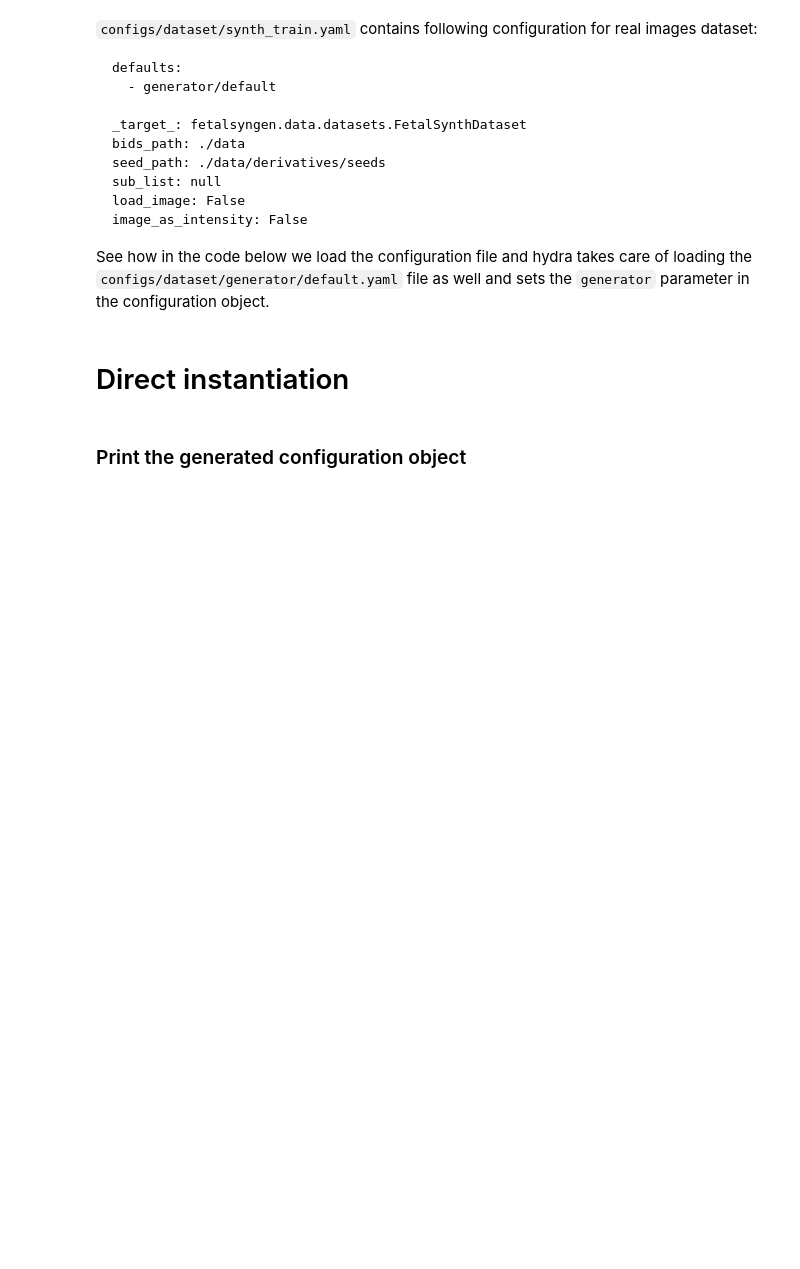
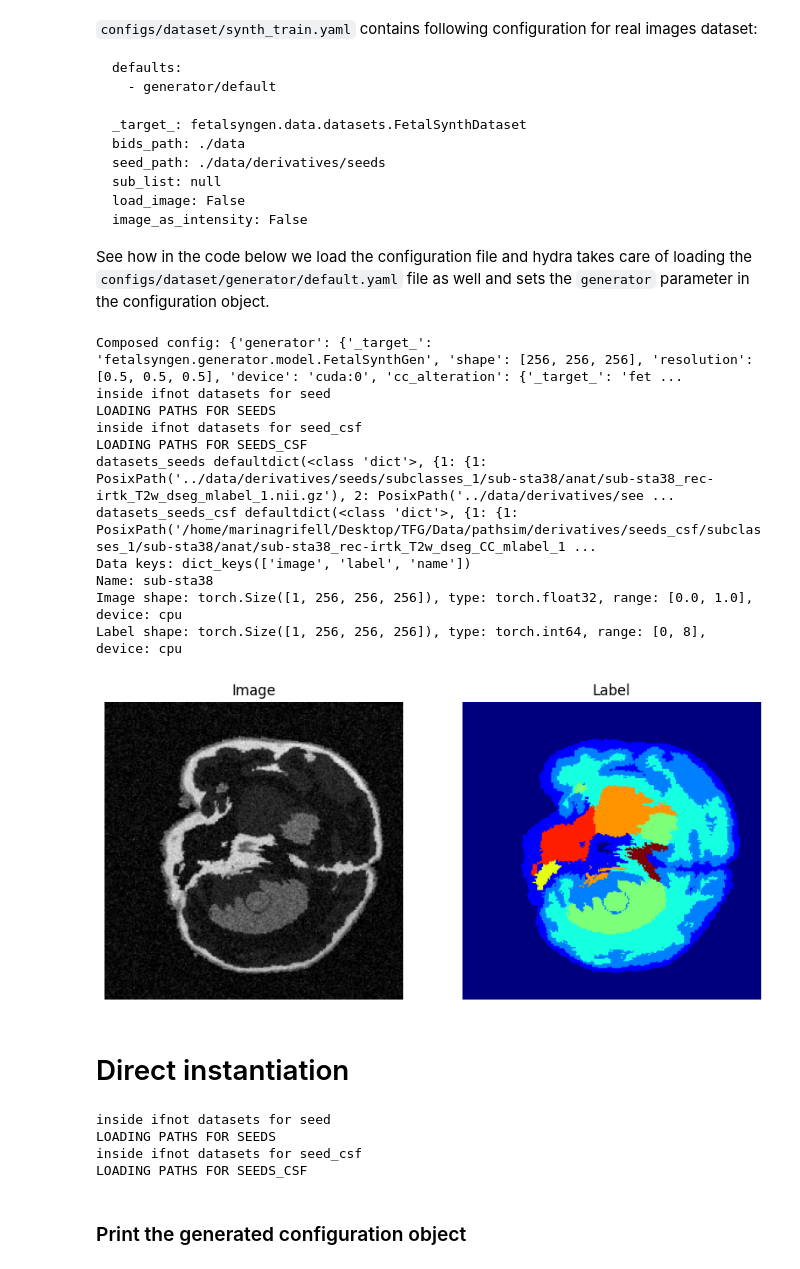
Before and after one commit to Medical-Image-Analysis-Laboratory/fetalsyngen, a Jupyter notebook: examples/generator.ipynb, the cells around one changed output. Cells and saved outputs as stored; diff of their text form; code cells hidden in the pictures; blank space fills up the shorter version.

Commit message:
Merged code with functional baseline and cc and brain alterations

```diff
--- a/examples/generator.ipynb
+++ b/examples/generator.ipynb
@@ -158,14 +186,26 @@ See how in the code below we load the configuration file and hydra takes care of
 # %%
 with hydra.initialize(config_path=cfg_path, version_base="1.2"):
     cfg = hydra.compose(config_name=cfg_name)
     cfg.bids_path = "./../data"  # update the BIDS path to the relative path from current script location
     cfg.seed_path = "./../data/derivatives/seeds"
     print(f"Composed config: {cfg}")
     # print(OmegaConf.to_yaml(cfg))
-    cfg.bids_path = "./../data"  # update the BIDS path to the relative path from current script location
     dataset = hydra.utils.instantiate(cfg)
     sample = dataset[0]
     plot_imgs(sample)
+# %% [output]
+Composed config: {'generator': {'_target_': 'fetalsyngen.generator.model.FetalSynthGen', 'shape': [256, 256, 256], 'resolution': [0.5, 0.5, 0.5], 'device': 'cuda:0', 'cc_alteration': {'_target_': 'fet ...
+inside ifnot datasets for seed
+LOADING PATHS FOR SEEDS
+inside ifnot datasets for seed_csf
+LOADING PATHS FOR SEEDS_CSF
+datasets_seeds defaultdict(<class 'dict'>, {1: {1: PosixPath('../data/derivatives/seeds/subclasses_1/sub-sta38/anat/sub-sta38_rec-irtk_T2w_dseg_mlabel_1.nii.gz'), 2: PosixPath('../data/derivatives/see ...
+datasets_seeds_csf defaultdict(<class 'dict'>, {1: {1: PosixPath('/home/marinagrifell/Desktop/TFG/Data/pathsim/derivatives/seeds_csf/subclasses_1/sub-sta38/anat/sub-sta38_rec-irtk_T2w_dseg_CC_mlabel_1 ...
+Data keys: dict_keys(['image', 'label', 'name'])
+Name: sub-sta38
+Image shape: torch.Size([1, 256, 256, 256]), type: torch.float32, range: [0.0, 1.0], device: cpu
+Label shape: torch.Size([1, 256, 256, 256]), type: torch.int64, range: [0, 8], device: cpu
+[figure, added]
 # %% [markdown]
 # Direct instantiation
 # %%
@@ -175,6 +215,8 @@ from fetalsyngen.generator.model import FetalSynthGen
 from fetalsyngen.generator.augmentation.synthseg import RandBiasField, RandGamma, RandNoise, RandResample
 from fetalsyngen.generator.deformation.affine_nonrigid import  SpatialDeformation
 from fetalsyngen.generator.intensity.rand_gmm import  ImageFromSeeds
+from fetalsyngen.generator.alterations.ccAlterations import cc_Alterations
+from fetalsyngen.generator.alterations.brainAlterations import brain_Alterations
 
 
 intensity_generator = ImageFromSeeds(
@@ -195,6 +237,19 @@ resampler = RandResample(prob=0.5, max_resolution=1.5, min_resolution=0.5)
 bias_field = RandBiasField(prob=0.5, scale_min=0.004, scale_max=0.02, std_min=0.01, std_max=0.3)
 noise = RandNoise(prob=0.5, std_min=5, std_max=15)
 gamma = RandGamma(prob=0.5, gamma_std=0.1)
+brain_alter = brain_Alterations(alteration_prob= 0.6, cortex_label= 2, csf_label= 1, wm_label= 3,
+                                ventri_label= 4, cerebellum_label= 5, deep_gm_label= 6,
+                                brainstem_label= 7, cc_label= 8, min_size_smooth= 1, max_size_smooth= 5,
+                                min_iter_smooth= 1, max_iter_smooth= 3, min_size_thick= 1, max_size_thick= 2,
+                                min_size_thin= 1, ventri_max_strength= 1.5, ventri_min_strength= 0.5,
+                                ventri_max_radius= 0.45, ventri_min_radius= 0.3, left_ventri= 0,
+                                right_ventri= 0, bilateral_ventri= 0, min_size_hypo= 1, brain_alter_prob=[1.0, 0.0, 0.0, 0.0, 0.0])
+
+cc_alter = cc_Alterations(alteration_prob= 0.6, target_label= 8, csf_label=1, min_dilation= 1, max_dilation= 3,
+                          min_erosion= 2, max_erosion= 3, min_posterior_loss= 0.25,
+                          max_posterior_loss= 0.8, min_anterior_loss= 0.2, max_anterior_loss= 0.5,
+                          min_amplitude_kinked= 1, max_amplitude_kinked= 4, min_freq_kinked= 3,
+                          max_freq_kinked= 23, cc_alter_prob= [1.0, 0.0, 0.0, 0.0, 0.0], brain_alterations=brain_alter)
 
 generator = FetalSynthGen(shape=(256, 256, 256),
                           resolution=(0.5, 0.5, 0.5),
@@ -205,11 +260,20 @@ generator = FetalSynthGen(shape=(256, 256, 256),
                           bias_field=bias_field,
                           noise=noise,
                           gamma=gamma,
+                          cc_alteration=cc_alter,
                           )
 
-dataset = FetalSynthDataset(bids_path='./../data', generator=generator,
-                            seed_path='./../data/derivatives/seeds',
-                            sub_list=None)
+dataset = FetalSynthDataset(bids_path='/home/marinagrifell/Desktop/TFG/Data/pathsim/derivatives/resampled05', generator=generator,
+                            seed_path='/home/marinagrifell/Desktop/TFG/Data/pathsim/derivatives/seeds',
+                            seed_csf_path='/home/marinagrifell/Desktop/TFG/Data/pathsim/derivatives/seeds_csf',
+                            sub_list=['sub-sta21'],
+                            bids_path_img_ending= 'T2w',
+                            bids_path_segm_ending= 'dseg_CC',)
+# %% [output]
+inside ifnot datasets for seed
+LOADING PATHS FOR SEEDS
+inside ifnot datasets for seed_csf
+LOADING PATHS FOR SEEDS_CSF
 # %% [markdown]
 ### Print the generated configuration object
 # %% [markdown]
```
Also changed, not shown: parts of 7 cells of this notebook, 10 other files.
